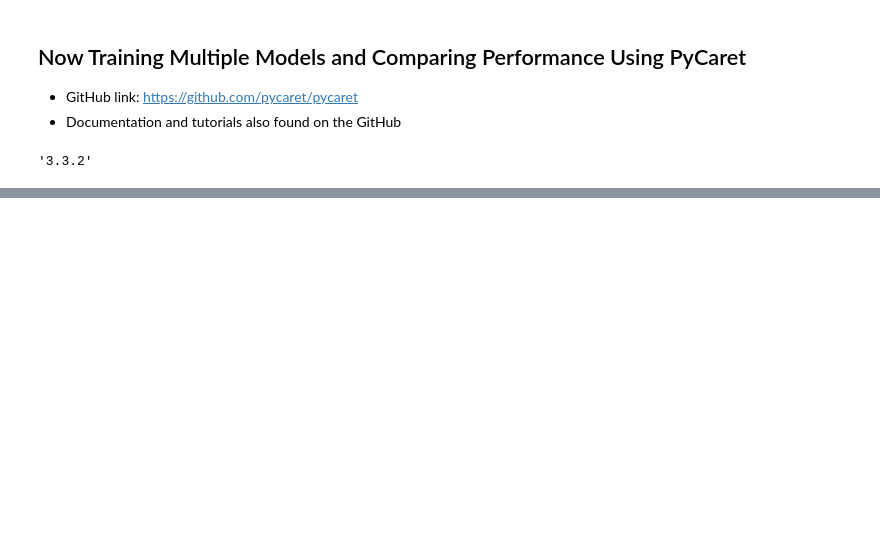
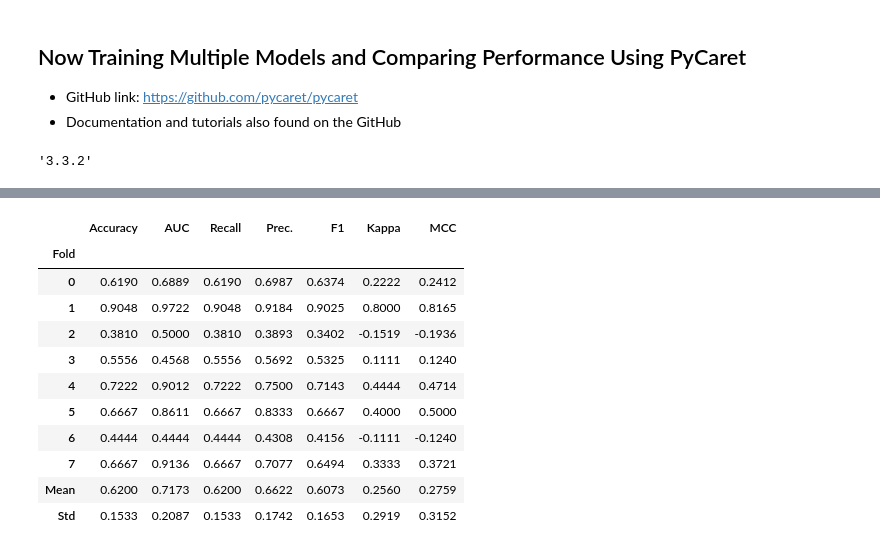
Before and after one commit to pmagbor/ds9000_project, a Jupyter notebook: 04_training_models.ipynb, the cells around one changed output, grey strips where cells are left out. Drawn from its saved outputs; the diff is of its cells as text; code cells hidden in the pictures; blank space fills up the shorter version.

```diff
--- a/04_training_models.ipynb
+++ b/04_training_models.ipynb
@@ -110,0 +196,4 @@ best = compare_models()
+# %%
+# creating a LASSO model (l1 penalty)
+lasso_clf = create_model('lr', penalty='l1', solver='liblinear')
+# %% [output]
@@ -110,0 +201,12 @@ best = compare_models()
+|  | Accuracy | AUC | Recall | Prec. | F1 | Kappa | MCC |
+| Fold |  |  |  |  |  |  |  |
+| 0 | 0.6190 | 0.6889 | 0.6190 | 0.6987 | 0.6374 | 0.2222 | 0.2412 |
+| 1 | 0.9048 | 0.9722 | 0.9048 | 0.9184 | 0.9025 | 0.8000 | 0.8165 |
+| 2 | 0.3810 | 0.5000 | 0.3810 | 0.3893 | 0.3402 | -0.1519 | -0.1936 |
+| 3 | 0.5556 | 0.4568 | 0.5556 | 0.5692 | 0.5325 | 0.1111 | 0.1240 |
+| 4 | 0.7222 | 0.9012 | 0.7222 | 0.7500 | 0.7143 | 0.4444 | 0.4714 |
+| 5 | 0.6667 | 0.8611 | 0.6667 | 0.8333 | 0.6667 | 0.4000 | 0.5000 |
+| 6 | 0.4444 | 0.4444 | 0.4444 | 0.4308 | 0.4156 | -0.1111 | -0.1240 |
+| 7 | 0.6667 | 0.9136 | 0.6667 | 0.7077 | 0.6494 | 0.3333 | 0.3721 |
+| Mean | 0.6200 | 0.7173 | 0.6200 | 0.6622 | 0.6073 | 0.2560 | 0.2759 |
+| Std | 0.1533 | 0.2087 | 0.1533 | 0.1742 | 0.1653 | 0.2919 | 0.3152 |
```
Also changed, not shown: parts of 13 cells of this notebook.
